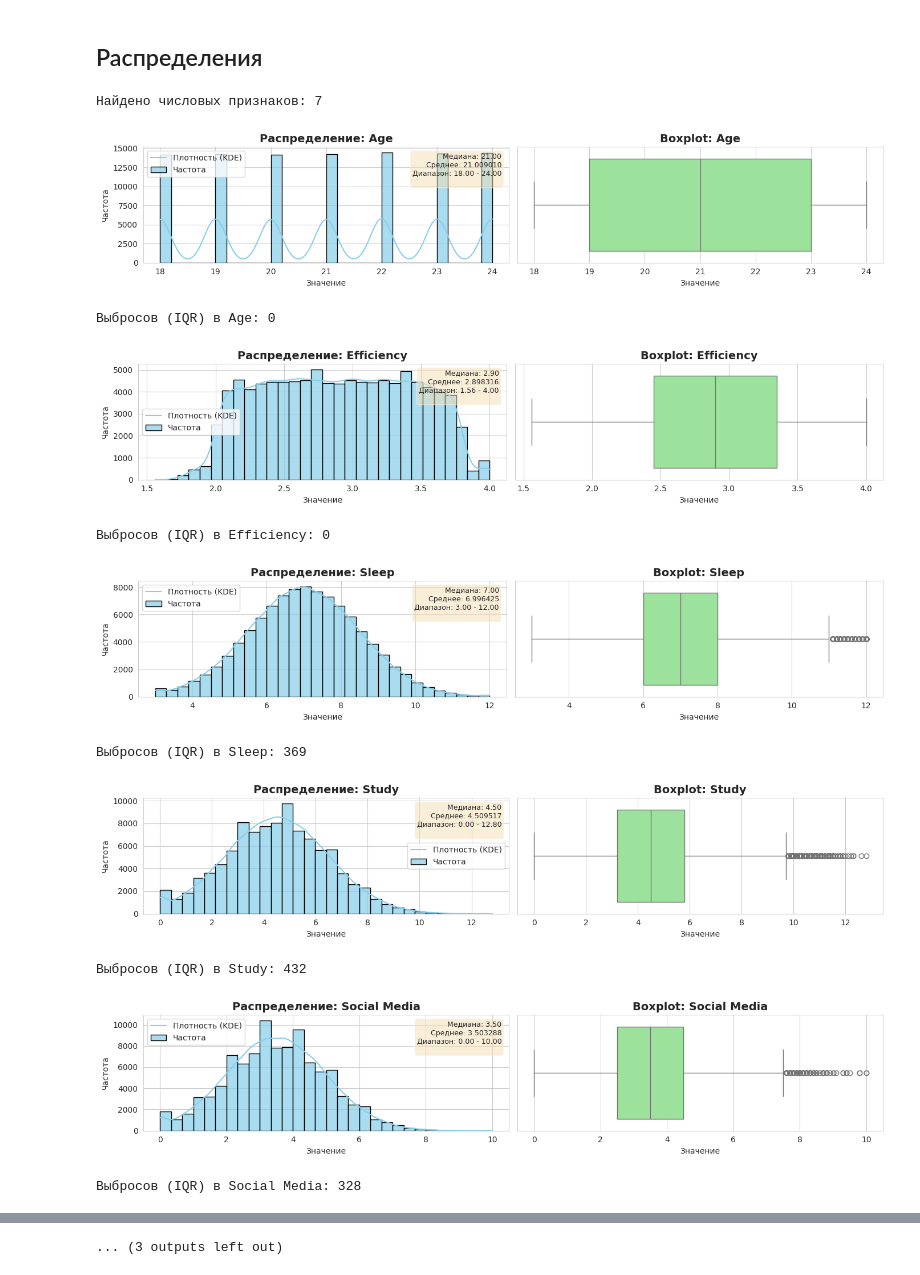
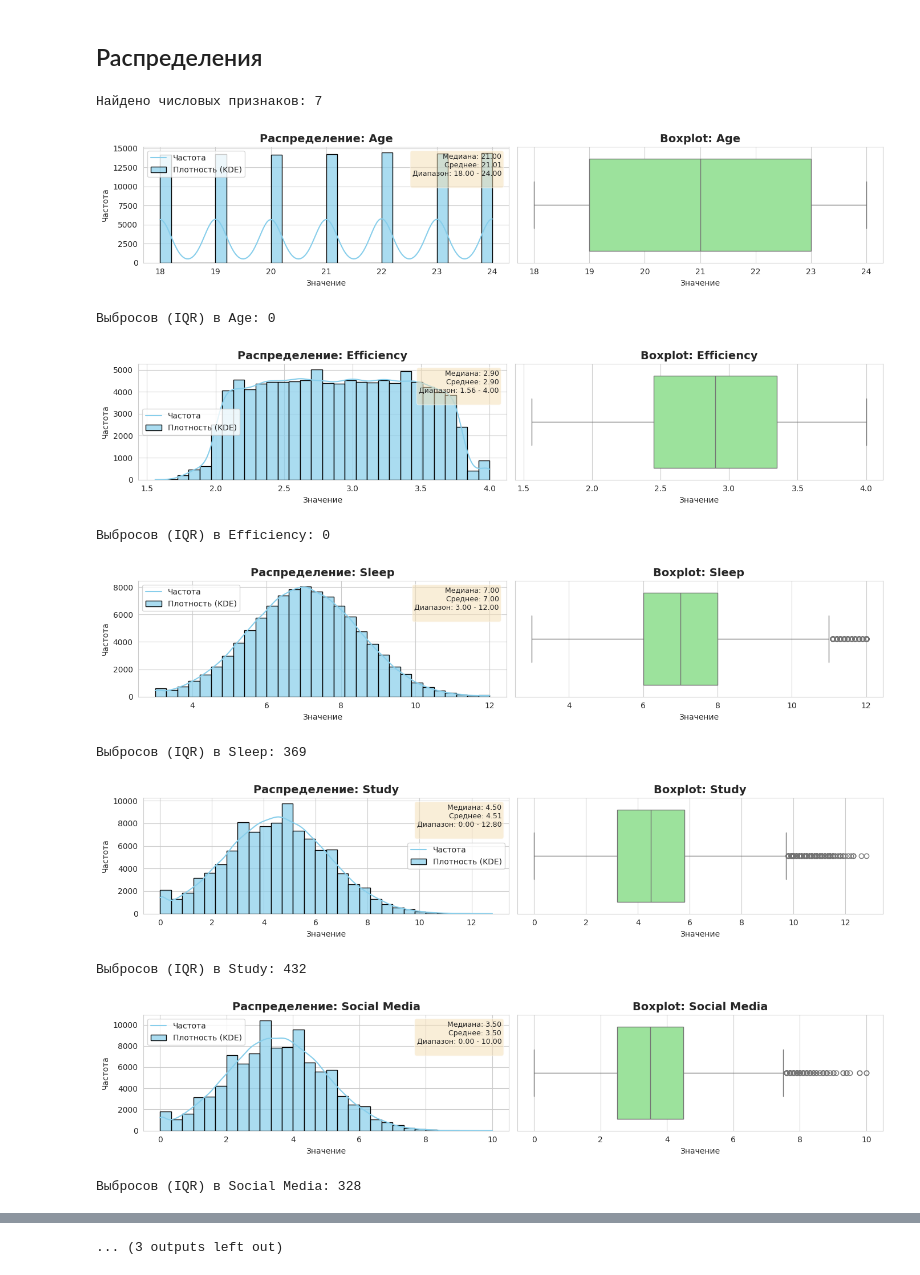
Before and after one commit to programx-dev/data-science-frameworks-sem2, a Jupyter notebook: lab-01.ipynb, the cells around one changed output, grey strips where cells are left out. Drawn from its saved outputs; the diff is of its cells as text; code cells hidden in the pictures.

```diff
--- a/lab-01.ipynb
+++ b/lab-01.ipynb
@@ -109,7 +108,7 @@ for col in numeric_cols:
     axes[0].set_title(f"Распределение: {col}", fontsize=14, fontweight="bold")
     axes[0].set_xlabel("Значение")
     axes[0].set_ylabel("Частота")
-    axes[0].legend(["Плотность (KDE)", "Частота"], loc="best")
+    axes[0].legend(["Частота", "Плотность (KDE)"], loc="best")
 
     # Boxplot
     sns.boxplot(data=df, x=col, ax=axes[1], color="lightgreen")
@@ -119,47 +118,47 @@ for col in numeric_cols:
     # Статистика
     stats_text = (
         f"Медиана: {df[col].median():.2f}\n"
-        f"Среднее: {df[col].mean():2f}\n"
+        f"Среднее: {df[col].mean():.2f}\n"
         f"Диапазон: {df[col].min():.2f} - {df[col].max():.2f}\n"
     )
 
     axes[0].text(
         0.98,
         0.95,
         stats_text,
         transform=axes[0].transAxes,
         fontsize=9,
         verticalalignment="top",
         horizontalalignment="right",
         bbox=dict(boxstyle="round", facecolor="wheat", alpha=0.5),
     )
 
     plt.tight_layout()
     plt.show()
 
     # Расчёт выбросов
     col_data = df[col]
 
     Q1 = col_data.quantile(0.25)
     Q3 = col_data.quantile(0.75)
     IQR = Q3 - Q1
 
     lower_bound = Q1 - 1.5 * IQR
     upper_bound = Q3 + 1.5 * IQR
 
     outliers_count = ((col_data < lower_bound) | (col_data > upper_bound)).sum()
 
     # # Вывод в консоль
     print(f"Выбросов (IQR) в {col}: {outliers_count}")
 # %% [output]
 Найдено числовых признаков: 7
-[figure, old version]
+[figure, new version]
 Выбросов (IQR) в Age: 0
-[figure, old version]
+[figure, new version]
 Выбросов (IQR) в Efficiency: 0
-[figure, old version]
+[figure, new version]
 Выбросов (IQR) в Sleep: 369
-[figure, old version]
+[figure, new version]
 Выбросов (IQR) в Study: 432
-[figure, old version]
+[figure, new version]
 Выбросов (IQR) в Social Media: 328
```
Also changed, not shown: parts of 17 cells of this notebook.
